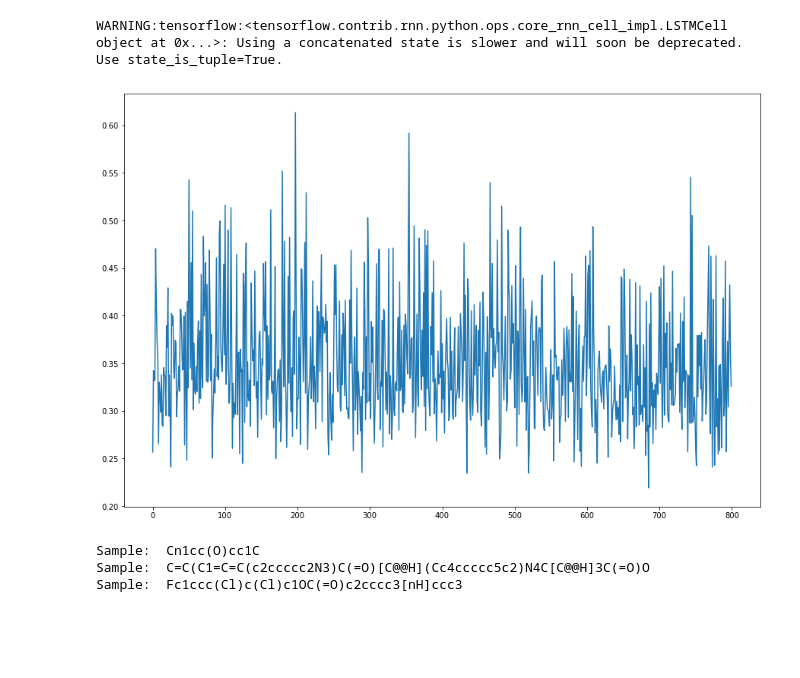
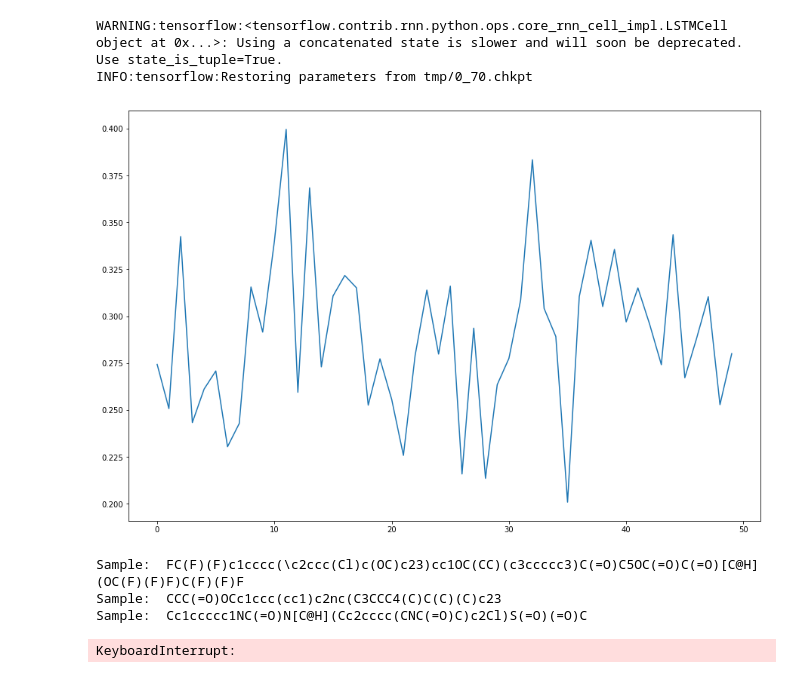
Before and after one commit to mamanain/DrugGenNN, a Jupyter notebook: SimpleRNN.ipynb, the cells around one changed output. Saved outputs shown, nothing was run; the diff lists cells and outputs as text; code cells hidden in the pictures; blank space fills up the shorter version.

```diff
--- a/SimpleRNN.ipynb
+++ b/SimpleRNN.ipynb
@@ -178,78 +44,46 @@ class CharRNN:
 # %%
 sess = tf.Session()
 # %%
-model = CharRNN(sess, len(elems)+num_features, len(elems), embedding_size, rnn_cell_size, num_layers, len(elems)-1)
+model = CharRNN(sess, len(elems)+num_features, len(elems), embedding_size,
+                rnn_cell_size, num_layers, len(elems)-1, sess_chkpt='tmp/0_70.chkpt')
 # %% [output]
 WARNING:tensorflow:<tensorflow.contrib.rnn.python.ops.core_rnn_cell_impl.LSTMCell object at 0x...>: Using a concatenated state is slower and will soon be deprecated.  Use state_is_tuple=True.
+INFO:tensorflow:Restoring parameters from tmp/0_70.chkpt
 # %%
 features = df[["acd_logd", "acd_logp", "affinity"]].values
-# %%
-def prepare_seq(seq, features):
-
-    input_raw = to_categorical(seq[:-1], len(elems))
-
-    input = np.array([np.concatenate([features, x]) for x in input_raw])
-
-    outputs = to_categorical(seq[1:], len(elems))
-
-    return input, outputs
-
-def iterate_minibatches(seqs, features, batchsize, shuffle=False):
-
-    assert len(seqs) == len(features)
-
-    if shuffle:
-        indices = np.arange(len(seqs))
-        np.random.shuffle(indices)
-
-    for start_idx in range(0, len(seqs) - batchsize + 1, batchsize):
-
-        if shuffle:
-            excerpt = indices[start_idx:start_idx + batchsize]
-        else:
-            excerpt = slice(start_idx, start_idx + batchsize)
-
-        lengths = list(map(lambda x: len(x)-1, seqs[excerpt]))
-
-        our_seqs = pad_sequences(seqs[excerpt], padding='post')
-
-        X, Y = zip(*map(lambda x: prepare_seq(x[0], x[1]), zip(*[our_seqs, features[excerpt]])))
-
-        yield np.array(X), np.array(Y), np.array(lengths)
 # %%
 averages = []
 
 for epoch in range(epochs):
     losses = []
 
     print("Epoch number: ", epoch)
 
     for X_batch, Y_batch, lengths in tqdm_notebook(iterate_minibatches(smiles.values, features, batchsize, True),
                                              total=len(smiles)//batchsize):
 
         loss = model.train_step(X_batch, Y_batch, lengths)
         losses.append(loss)
 
         if len(losses) % 50 == 0:
             clear_output(True)
             plt.figure(figsize=[15, 10])
             plt.plot(losses)
             plt.show()
 
         if len(losses) % 10 == 0:
 
-            feat = features[np.random.choice(np.arange(0, features.shape[0]))]
 
-            start_vec = to_categorical(elems.index(start_elem), len(elems))[0]
-            print("Sample: ", to_smile(model.generate_sequence([np.concatenate([feat, start_vec], 100)])))
+            print("Sample: ", to_smile(model.generate_sequence([np.concatenate([feat, start_vec])], 100)))
 
             model.save('tmp/{}_{}.chkpt'.format(epoch, len(losses)))
 
     print("Epoch loss: ", np.mean(losses))
 
     averages.append(np.mean(losses))
 # %% [output]
-[figure, old version]
+[figure, new version]
-Sample:  Cn1cc(O)cc1C
-Sample:  C=C(C1=C=C(c2ccccc2N3)C(=O)[C@@H](Cc4ccccc5c2)N4C[C@@H]3C(=O)O
-Sample:  Fc1ccc(Cl)c(Cl)c1OC(=O)c2cccc3[nH]ccc3
+Sample:  FC(F)(F)c1cccc(\c2ccc(Cl)c(OC)c23)cc1OC(CC)(c3ccccc3)C(=O)C5OC(=O)C(=O)[C@H](OC(F)(F)F)C(F)(F)F
+Sample:  CCC(=O)OCc1ccc(cc1)c2nc(C3CCC4(C)C(C)(C)c23
+Sample:  Cc1ccccc1NC(=O)N[C@H](Cc2cccc(CNC(=O)C)c2Cl)S(=O)(=O)C
+KeyboardInterrupt:
```
Also changed, not shown: parts of 2 cells of this notebook, 2 other files.
